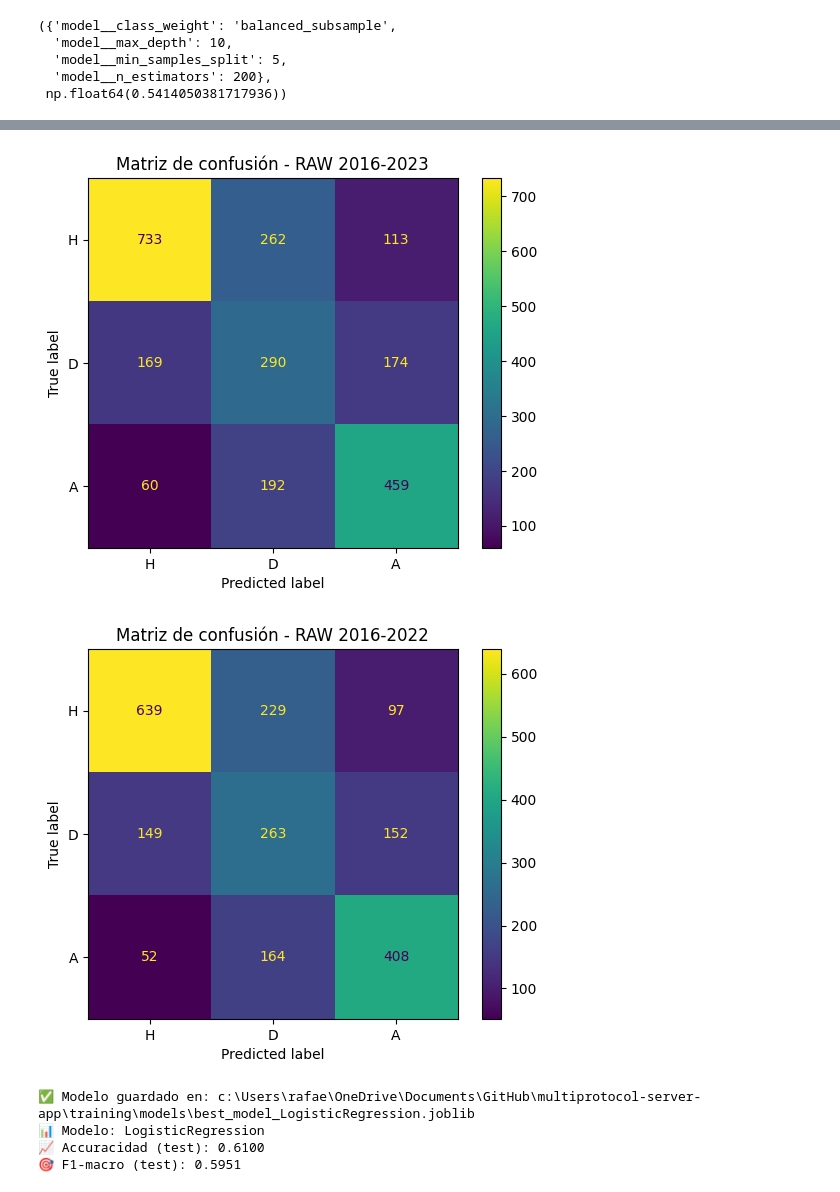
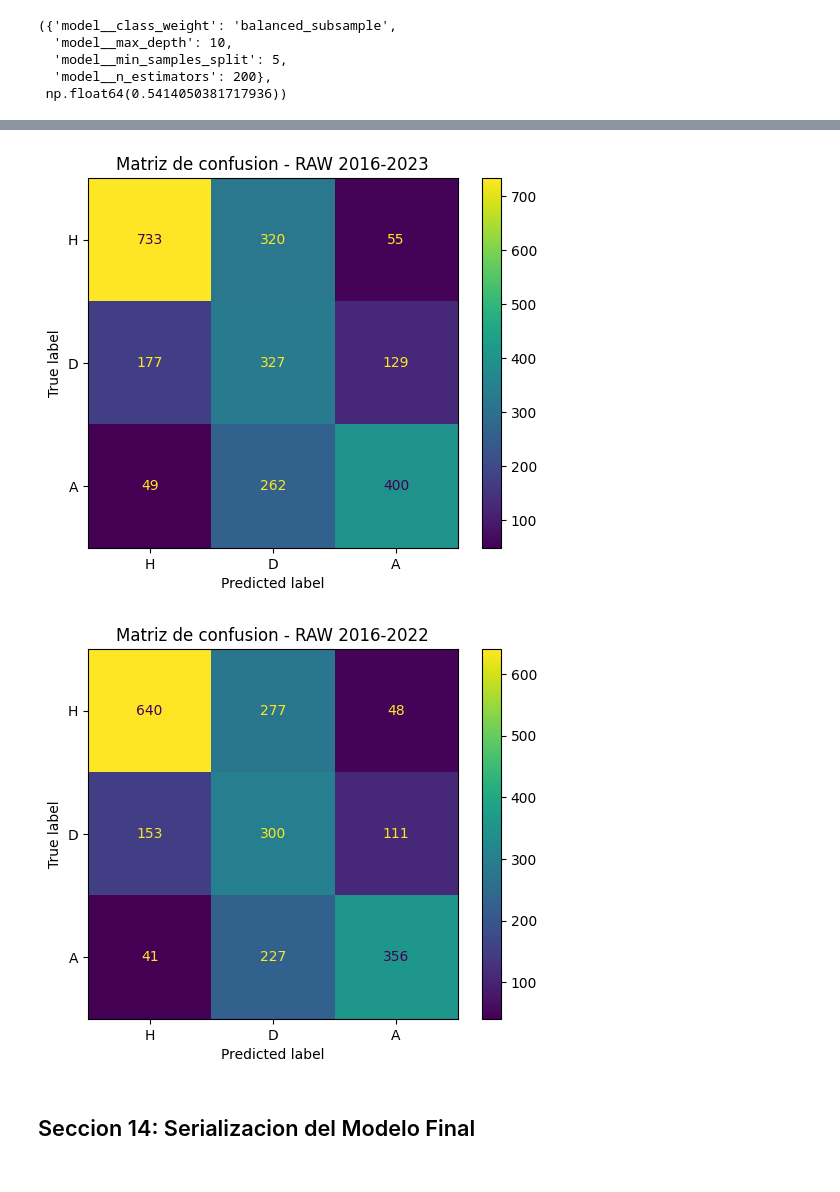
Before and after one commit to HakkinDavid/multiprotocol-server-app, a Jupyter notebook: training/training.ipynb, the cells around one changed output, grey strips where cells are left out. Drawn from its saved outputs; the diff is of its cells as text; code cells hidden in the pictures.

```diff
--- a/training/training.ipynb
+++ b/training/training.ipynb
@@ -303,35 +596,25 @@ external_report
-# %%
-yhat_2023 = best_model.predict(X_2023)
-cm_2023 = confusion_matrix(y_2023, yhat_2023, labels=["H", "D", "A"])
-ConfusionMatrixDisplay(cm_2023, display_labels=["H", "D", "A"]).plot()
-plt.title("Matriz de confusión - RAW 2016-2023")
-plt.show()
-
-yhat_2022 = best_model.predict(X_2022)
-cm_2022 = confusion_matrix(y_2022, yhat_2022, labels=["H", "D", "A"])
-ConfusionMatrixDisplay(cm_2022, display_labels=["H", "D", "A"]).plot()
-plt.title("Matriz de confusión - RAW 2016-2022")
-plt.show()
-# %% [output]
-[figure, removed]
-[figure, removed]
-# %%
-import joblib
-
-
-os.makedirs(MODEL_DIR, exist_ok=True)
-
-
-model_filename: str = f"best_model_{best_name}.joblib"
-model_path: str = os.path.join(MODEL_DIR, model_filename)
-joblib.dump(best_model, model_path)
-
-print(f" Modelo guardado en: {model_path}")
-print(f" Modelo: {best_name}")
-print(f" Accuracidad (test): {acc:.4f}")
-print(f" F1-macro (test): {f1m:.4f}")
-# %% [output]
-✅ Modelo guardado en: c:\Users\rafae\OneDrive\Documents\GitHub\multiprotocol-server-app\training\models\best_model_LogisticRegression.joblib
-📊 Modelo: LogisticRegression
-📈 Accuracidad (test): 0.6100
-🎯 F1-macro (test): 0.5951
+# %%
+# Matrices de confusion sobre los datasets externos para analizar el comportamiento
+# del modelo en cada clase (H/A/D) fuera del periodo de entrenamiento.
+yhat_2023 = best_model.predict(X_2023)
+if hasattr(yhat_2023, 'shape') and getattr(yhat_2023, 'ndim', 1) == 2 and yhat_2023.shape[1] == 2 and np.issubdtype(np.array(yhat_2023).dtype, np.number):
+    yhat_2023 = _goals_to_result(yhat_2023)
+
+cm_2023 = confusion_matrix(y_2023, yhat_2023, labels=["H", "D", "A"])
+ConfusionMatrixDisplay(cm_2023, display_labels=["H", "D", "A"]).plot()
+plt.title("Matriz de confusion - RAW 2016-2023")
+plt.show()
+
+yhat_2022 = best_model.predict(X_2022)
+if hasattr(yhat_2022, 'shape') and getattr(yhat_2022, 'ndim', 1) == 2 and yhat_2022.shape[1] == 2 and np.issubdtype(np.array(yhat_2022).dtype, np.number):
+    yhat_2022 = _goals_to_result(yhat_2022)
+
+cm_2022 = confusion_matrix(y_2022, yhat_2022, labels=["H", "D", "A"])
+ConfusionMatrixDisplay(cm_2022, display_labels=["H", "D", "A"]).plot()
+plt.title("Matriz de confusion - RAW 2016-2022")
+plt.show()
+# %% [output]
+[figure, added]
+[figure, added]
+# %% [markdown]
+## Seccion 14: Serializacion del Modelo Final
```
Also changed, not shown: parts of 39 cells of this notebook, 6 other files.
